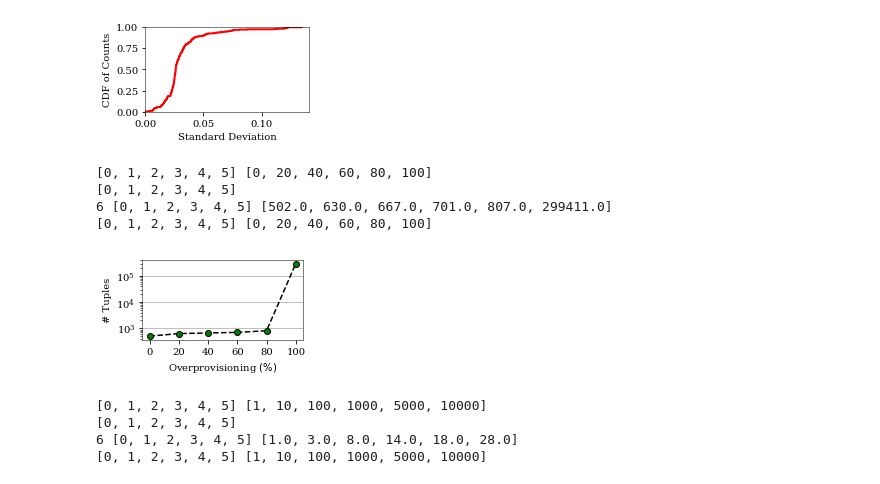
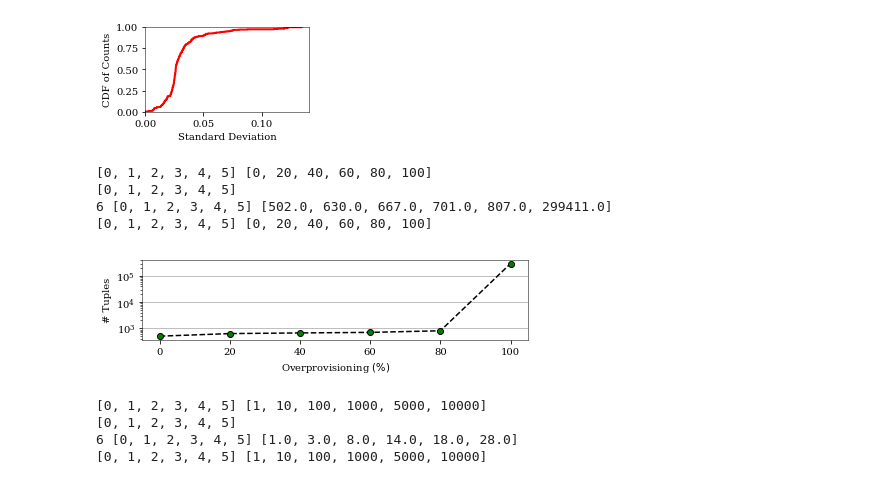
Before and after one commit to agupta13/SONATA-DEV, a Jupyter notebook: analysis/performance_eval/plot_results/plot_results.ipynb, the cells around one changed output. Cells and saved outputs as stored; diff of their text form; code cells hidden in the pictures.

```diff
--- a/analysis/performance_eval/plot_results/plot_results.ipynb
+++ b/analysis/performance_eval/plot_results/plot_results.ipynb
@@ -544,7 +544,7 @@ def draw_plots(data, modes, modes_2_labels):
 
         ctr += 1
 
-    plt.xlabel('# Applications')
+    plt.xlabel('# Queries')
     plt.ylabel('# Tuples')
 
     print ticks, [modes_2_labels[mode] for mode in modes]
@@ -1082,7 +1082,7 @@ def draw_plots(data):
     shift = (1+len(modes))*bar_width
     qids = Rs
     qids.sort()
-    matplotlib.rcParams['figure.figsize']= [3.125, 1.93]
+    matplotlib.rcParams['figure.figsize']= [6.25, 1.93]
 
     xlab = range(len(qids))
     print xlab, qids
@@ -1099,34 +1099,34 @@ def draw_plots(data):
         #ax.bar(x, y, bar_width, alpha=0.8, color=color_n[mode], hatch = hatches[mode],label=modes_2_labels[mode])
         pl.plot(x,y,label=modes_2_labels[mode],color='k',linestyle='--', marker='o', mec='k', mfc='g')
 
         ctr += 1
 
     plt.xlabel(r'Overprovisioning $(\%)$')
     plt.ylabel('# Tuples')
 
     print ticks, qids
     plt.xticks(ticks, qids, rotation=0)
     ax.yaxis.grid(True)
     #ax.set_xlim(xmax=5.25)
     ax.set_yscale("log", nonposy='clip')
 #     ax.set_xlim(xmin=0.75)
 #     ax.legend(loc='upper center', bbox_to_anchor=(0.5, 1.2),
 #               ncol=5, fancybox=False, shadow=False)
     fname = "/Users/arpit/Documents/nsdi18/writing/figures/sensitivity_X_analysis.eps"
     plt.tight_layout()
     plot_name = fname
     pl.savefig(plot_name)
     plt.show()
     pass
 
 # plot_data = get_plot_data(data)
 draw_plots(data)
 # %% [output]
 [0, 1, 2, 3, 4, 5] [0, 20, 40, 60, 80, 100]
 [0, 1, 2, 3, 4, 5]
 6 [0, 1, 2, 3, 4, 5] [502.0, 630.0, 667.0, 701.0, 807.0, 299411.0]
 [0, 1, 2, 3, 4, 5] [0, 20, 40, 60, 80, 100]
-[figure, old version]
+[figure, new version]
 # %%
 data = {6: {1: [1], 10: [3], 100: [8], 1000: [14], 5000: [18], 10000: [28]}}
 
```
Also changed, not shown: parts of 1 cell of this notebook, 1 other file.
